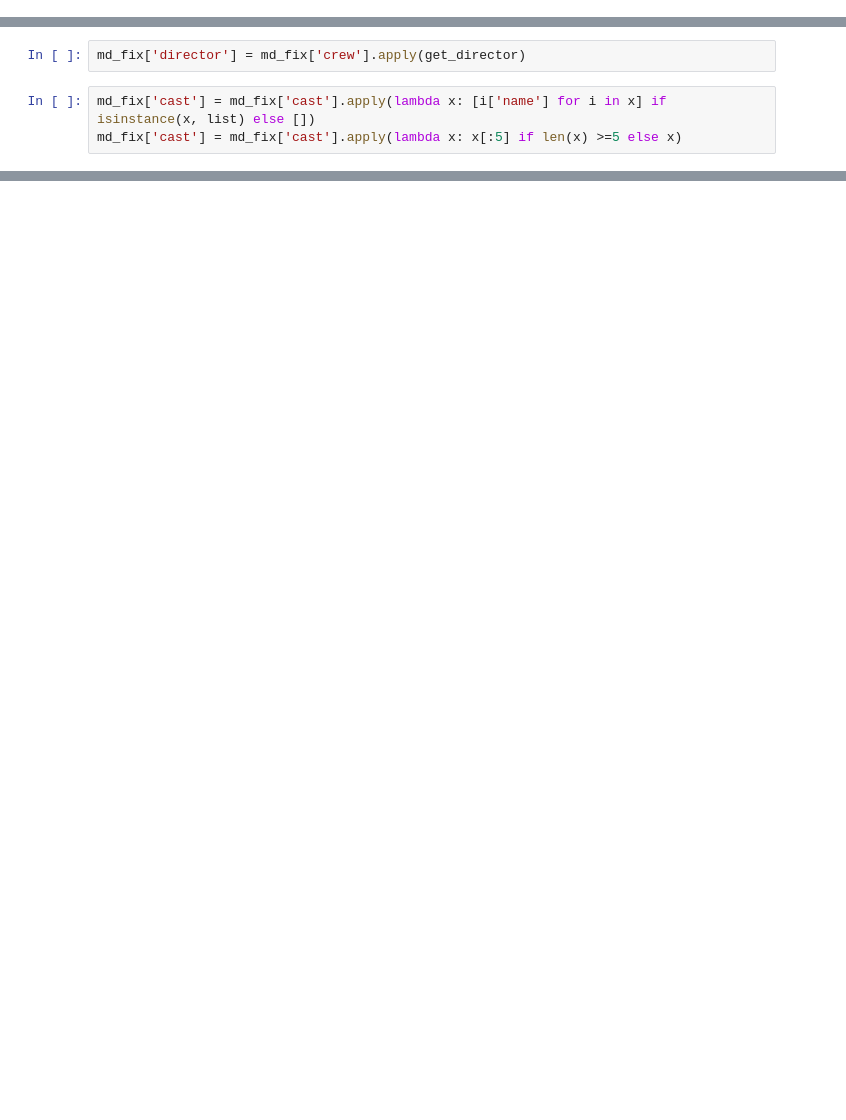
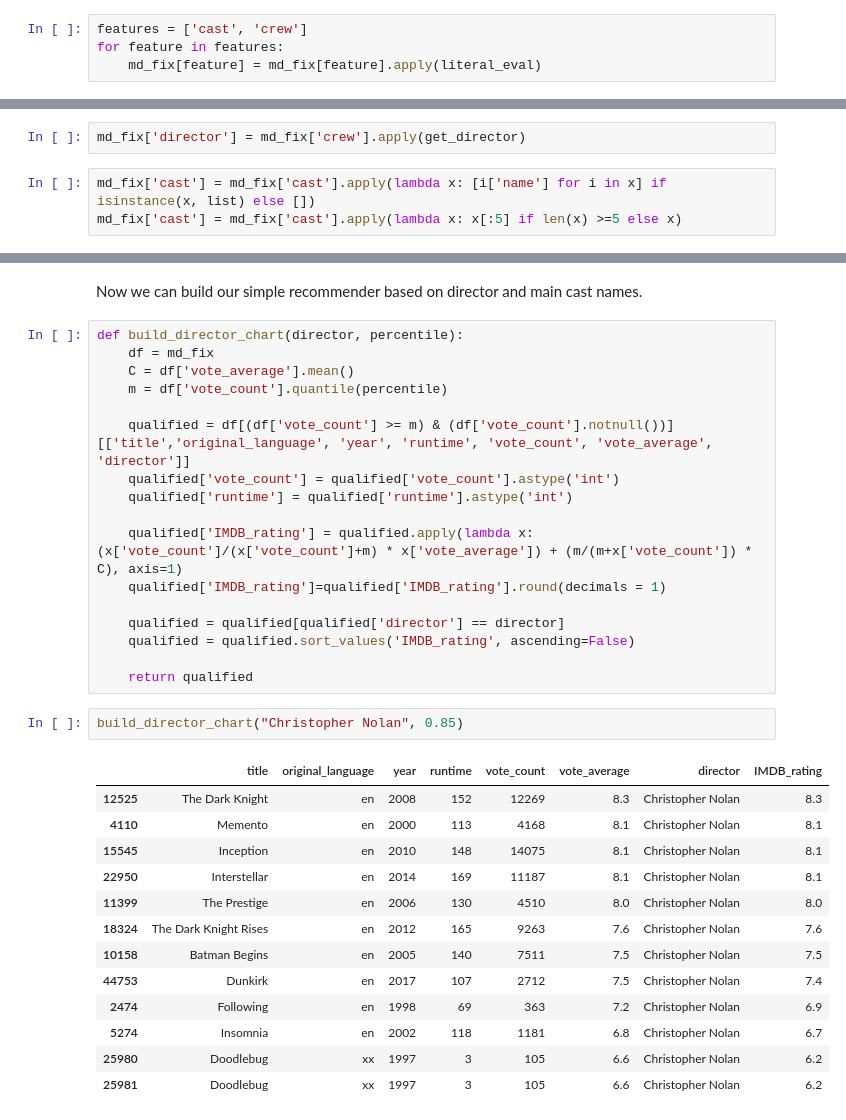
Before and after one commit to XiaoxuanLu/Movie_recommender_system, a Jupyter notebook: Simple_recommender.ipynb, the cells around one changed output, grey strips where cells are left out. Saved outputs shown, nothing was run; the diff lists cells and outputs as text; blank space fills up the shorter version.

Commit message:
director and cast filter

```diff
--- a/Simple_recommender.ipynb
+++ b/Simple_recommender.ipynb
@@ -411,3 +411,7 @@ Now we need to make choice on the cast and crew member we desire to keep. For th
+# %%
+features = ['cast', 'crew']
+for feature in features:
+    md_fix[feature] = md_fix[feature].apply(literal_eval)
 # %%
 def get_director(x):
     for i in x:
@@ -421,0 +452,35 @@ md_fix['cast'] = md_fix['cast'].apply(lambda x: x[:5] if len(x) >=5 else x)
+# %% [markdown]
+Now we can build our simple recommender based on director and main cast names.
+# %%
+def build_director_chart(director, percentile):
+    df = md_fix
+    C = df['vote_average'].mean()
+    m = df['vote_count'].quantile(percentile)
+
+    qualified = df[(df['vote_count'] >= m) & (df['vote_count'].notnull())][['title','original_language', 'year', 'runtime', 'vote_count', 'vote_average', 'director']]
+    qualified['vote_count'] = qualified['vote_count'].astype('int')
+    qualified['runtime'] = qualified['runtime'].astype('int')
+
+    qualified['IMDB_rating'] = qualified.apply(lambda x: (x['vote_count']/(x['vote_count']+m) * x['vote_average']) + (m/(m+x['vote_count']) * C), axis=1)
+    qualified['IMDB_rating']=qualified['IMDB_rating'].round(decimals = 1)
+
+    qualified = qualified[qualified['director'] == director]
+    qualified = qualified.sort_values('IMDB_rating', ascending=False)
+
+    return qualified
+# %%
+build_director_chart("Christopher Nolan", 0.85)
+# %% [output]
+|  | title | original_language | year | runtime | vote_count | vote_average | director | IMDB_rating |
+| 12525 | The Dark Knight | en | 2008 | 152 | 12269 | 8.3 | Christopher Nolan | 8.3 |
+| 4110 | Memento | en | 2000 | 113 | 4168 | 8.1 | Christopher Nolan | 8.1 |
+| 15545 | Inception | en | 2010 | 148 | 14075 | 8.1 | Christopher Nolan | 8.1 |
+| 22950 | Interstellar | en | 2014 | 169 | 11187 | 8.1 | Christopher Nolan | 8.1 |
+| 11399 | The Prestige | en | 2006 | 130 | 4510 | 8.0 | Christopher Nolan | 8.0 |
+| 18324 | The Dark Knight Rises | en | 2012 | 165 | 9263 | 7.6 | Christopher Nolan | 7.6 |
+| 10158 | Batman Begins | en | 2005 | 140 | 7511 | 7.5 | Christopher Nolan | 7.5 |
+| 44753 | Dunkirk | en | 2017 | 107 | 2712 | 7.5 | Christopher Nolan | 7.4 |
+| 2474 | Following | en | 1998 | 69 | 363 | 7.2 | Christopher Nolan | 6.9 |
+| 5274 | Insomnia | en | 2002 | 118 | 1181 | 6.8 | Christopher Nolan | 6.7 |
+| 25980 | Doodlebug | xx | 1997 | 3 | 105 | 6.6 | Christopher Nolan | 6.2 |
+| 25981 | Doodlebug | xx | 1997 | 3 | 105 | 6.6 | Christopher Nolan | 6.2 |
```
Also changed, not shown: parts of 7 cells of this notebook.
